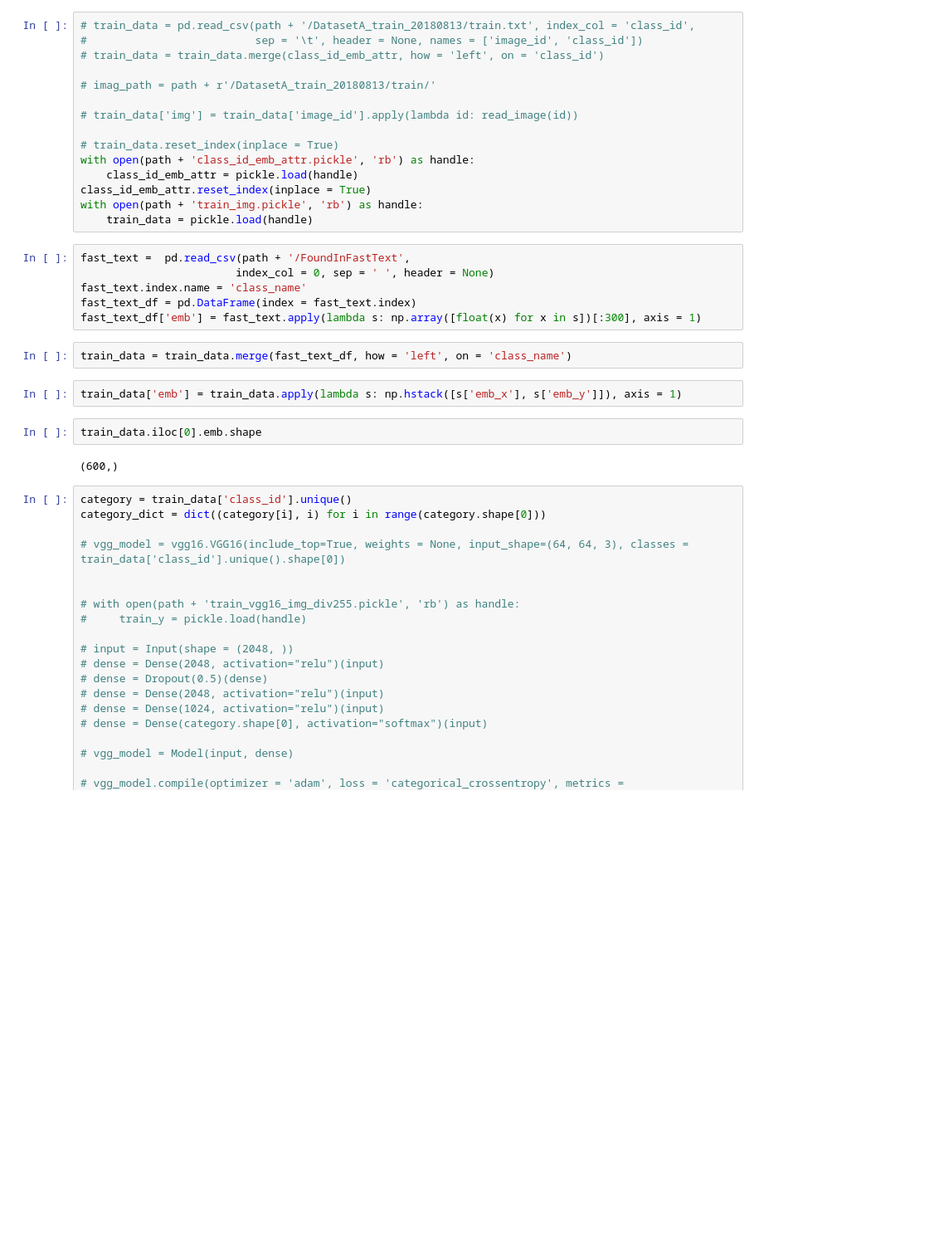
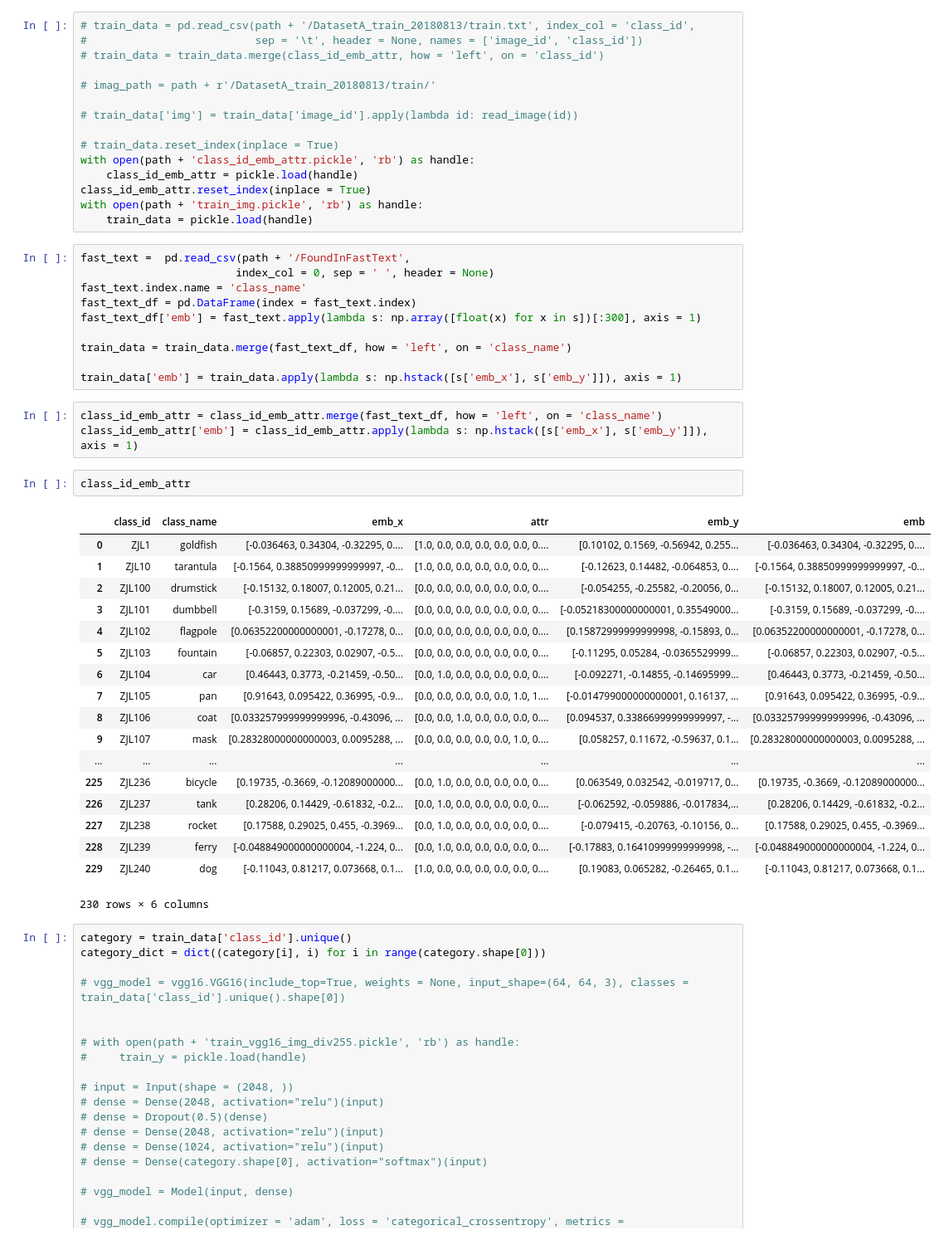
Before and after one commit to ifuding/TC, a Jupyter notebook: ZJC/Code/EmbAttrToImagFeaturesClean-Copy3.ipynb, the cells around one changed output. Shown at 83% size. Cells and saved outputs as stored; diff of their text form; blank space fills up the shorter version.

Commit message:
fast text

```diff
--- a/ZJC/Code/EmbAttrToImagFeaturesClean-Copy3.ipynb
+++ b/ZJC/Code/EmbAttrToImagFeaturesClean-Copy3.ipynb
@@ -75,14 +75,34 @@ fast_text =  pd.read_csv(path + '/FoundInFastText',
 fast_text.index.name = 'class_name'
 fast_text_df = pd.DataFrame(index = fast_text.index)
 fast_text_df['emb'] = fast_text.apply(lambda s: np.array([float(x) for x in s])[:300], axis = 1)
+
+train_data = train_data.merge(fast_text_df, how = 'left', on = 'class_name')
+
+train_data['emb'] = train_data.apply(lambda s: np.hstack([s['emb_x'], s['emb_y']]), axis = 1)
-# %%
-train_data = train_data.merge(fast_text_df, how = 'left', on = 'class_name')
 # %%
-train_data['emb'] = train_data.apply(lambda s: np.hstack([s['emb_x'], s['emb_y']]), axis = 1)
+class_id_emb_attr = class_id_emb_attr.merge(fast_text_df, how = 'left', on = 'class_name')
+class_id_emb_attr['emb'] = class_id_emb_attr.apply(lambda s: np.hstack([s['emb_x'], s['emb_y']]), axis = 1)
-# %%
-train_data.iloc[0].emb.shape
-# %% [output]
-(600,)
+# %%
+class_id_emb_attr
+# %% [output]
+|  | class_id | class_name | emb_x | attr | emb_y | emb |
+| 0 | ZJL1 | goldfish | [-0.036463, 0.34304, -0.32295, 0.... | [1.0, 0.0, 0.0, 0.0, 0.0, 0.0, 0.... | [0.10102, 0.1569, -0.56942, 0.255... | [-0.036463, 0.34304, -0.32295, 0.... |
+| 1 | ZJL10 | tarantula | [-0.1564, 0.38850999999999997, -0... | [1.0, 0.0, 0.0, 0.0, 0.0, 0.0, 0.... | [-0.12623, 0.14482, -0.064853, 0.... | [-0.1564, 0.38850999999999997, -0... |
+| 2 | ZJL100 | drumstick | [-0.15132, 0.18007, 0.12005, 0.21... | [0.0, 0.0, 0.0, 0.0, 0.0, 0.0, 0.... | [-0.054255, -0.25582, -0.20056, 0... | [-0.15132, 0.18007, 0.12005, 0.21... |
+| 3 | ZJL101 | dumbbell | [-0.3159, 0.15689, -0.037299, -0.... | [0.0, 0.0, 0.0, 0.0, 0.0, 0.0, 0.... | [-0.05218300000000001, 0.35549000... | [-0.3159, 0.15689, -0.037299, -0.... |
+| 4 | ZJL102 | flagpole | [0.06352200000000001, -0.17278, 0... | [0.0, 0.0, 0.0, 0.0, 0.0, 0.0, 0.... | [0.15872999999999998, -0.15893, 0... | [0.06352200000000001, -0.17278, 0... |
+| 5 | ZJL103 | fountain | [-0.06857, 0.22303, 0.02907, -0.5... | [0.0, 0.0, 0.0, 0.0, 0.0, 0.0, 0.... | [-0.11295, 0.05284, -0.0365529999... | [-0.06857, 0.22303, 0.02907, -0.5... |
+| 6 | ZJL104 | car | [0.46443, 0.3773, -0.21459, -0.50... | [0.0, 1.0, 0.0, 0.0, 0.0, 0.0, 0.... | [-0.092271, -0.14855, -0.14695999... | [0.46443, 0.3773, -0.21459, -0.50... |
+| 7 | ZJL105 | pan | [0.91643, 0.095422, 0.36995, -0.9... | [0.0, 0.0, 0.0, 0.0, 0.0, 1.0, 1.... | [-0.014799000000000001, 0.16137, ... | [0.91643, 0.095422, 0.36995, -0.9... |
+| 8 | ZJL106 | coat | [0.033257999999999996, -0.43096, ... | [0.0, 0.0, 1.0, 0.0, 0.0, 0.0, 0.... | [0.094537, 0.33866999999999997, -... | [0.033257999999999996, -0.43096, ... |
+| 9 | ZJL107 | mask | [0.28328000000000003, 0.0095288, ... | [0.0, 0.0, 0.0, 0.0, 0.0, 1.0, 0.... | [0.058257, 0.11672, -0.59637, 0.1... | [0.28328000000000003, 0.0095288, ... |
+| ... | ... | ... | ... | ... | ... | ... |
+| 225 | ZJL236 | bicycle | [0.19735, -0.3669, -0.12089000000... | [0.0, 1.0, 0.0, 0.0, 0.0, 0.0, 0.... | [0.063549, 0.032542, -0.019717, 0... | [0.19735, -0.3669, -0.12089000000... |
+| 226 | ZJL237 | tank | [0.28206, 0.14429, -0.61832, -0.2... | [0.0, 1.0, 0.0, 0.0, 0.0, 0.0, 0.... | [-0.062592, -0.059886, -0.017834,... | [0.28206, 0.14429, -0.61832, -0.2... |
+| 227 | ZJL238 | rocket | [0.17588, 0.29025, 0.455, -0.3969... | [0.0, 1.0, 0.0, 0.0, 0.0, 0.0, 0.... | [-0.079415, -0.20763, -0.10156, 0... | [0.17588, 0.29025, 0.455, -0.3969... |
+| 228 | ZJL239 | ferry | [-0.048849000000000004, -1.224, 0... | [0.0, 1.0, 0.0, 0.0, 0.0, 0.0, 0.... | [-0.17883, 0.16410999999999998, -... | [-0.048849000000000004, -1.224, 0... |
+| 229 | ZJL240 | dog | [-0.11043, 0.81217, 0.073668, 0.1... | [1.0, 0.0, 0.0, 0.0, 0.0, 0.0, 0.... | [0.19083, 0.065282, -0.26465, 0.1... | [-0.11043, 0.81217, 0.073668, 0.1... |
+230 rows × 6 columns
 # %%
 category = train_data['class_id'].unique()
 category_dict = dict((category[i], i) for i in range(category.shape[0]))
```
Also changed, not shown: parts of 5 cells of this notebook, 2 other files.
